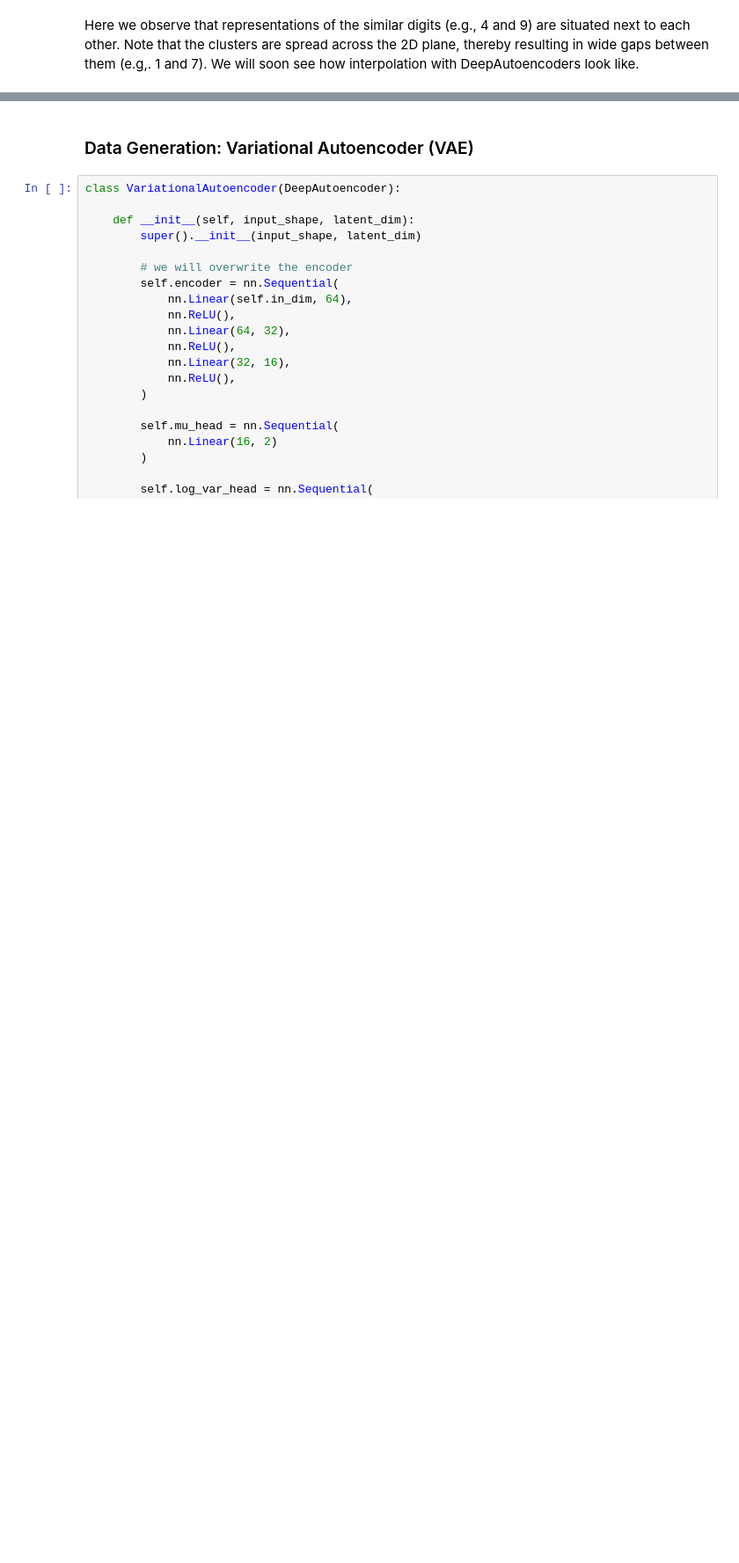
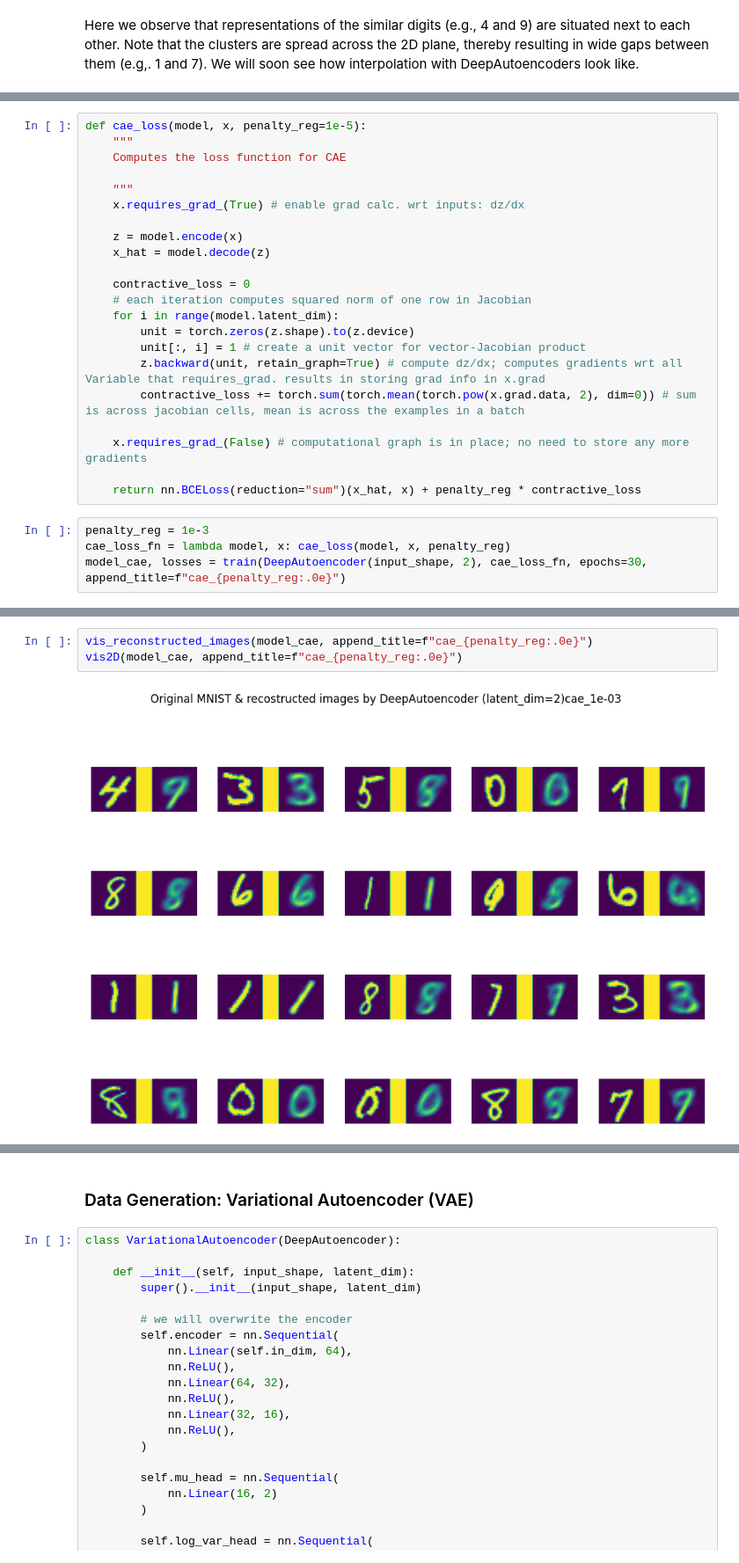
Before and after one commit to pg2455/ml_resources, a Jupyter notebook: courses/deep-autoencoders/practical/deep-autoencoders-pratical-solution.ipynb, the cells around one changed output, grey strips where cells are left out. Shown at 88% size. Cells and saved outputs as stored; diff of their text form; blank space fills up the shorter version.

```diff
--- a/courses/deep-autoencoders/practical/deep-autoencoders-pratical-solution.ipynb
+++ b/courses/deep-autoencoders/practical/deep-autoencoders-pratical-solution.ipynb
@@ -572,0 +752,26 @@ We will soon see how interpolation with DeepAutoencoders look like.
+# %%
+def cae_loss(model, x, penalty_reg=1e-5):
+    """
+    Computes the loss function for CAE
+
+    """
+    x.requires_grad_(True) # enable grad calc. wrt inputs: dz/dx
+
+    z = model.encode(x)
+    x_hat = model.decode(z)
+
+    contractive_loss = 0
+    # each iteration computes squared norm of one row in Jacobian
+    for i in range(model.latent_dim):
+        unit = torch.zeros(z.shape).to(z.device)
+        unit[:, i] = 1 # create a unit vector for vector-Jacobian product
+        z.backward(unit, retain_graph=True) # compute dz/dx; computes gradients wrt all Variable that requires_grad. results in storing grad info in x.grad
+        contractive_loss += torch.sum(torch.mean(torch.pow(x.grad.data, 2), dim=0)) # sum is across jacobian cells, mean is across the examples in a batch
+
+    x.requires_grad_(False) # computational graph is in place; no need to store any more gradients
+
+    return nn.BCELoss(reduction="sum")(x_hat, x) + penalty_reg * contractive_loss
+# %%
+penalty_reg = 1e-3
+cae_loss_fn = lambda model, x: cae_loss(model, x, penalty_reg)
+model_cae, losses = train(DeepAutoencoder(input_shape, 2), cae_loss_fn, epochs=30, append_title=f"cae_{penalty_reg:.0e}")
@@ -572,0 +796,5 @@ We will soon see how interpolation with DeepAutoencoders look like.
+# %%
+vis_reconstructed_images(model_cae, append_title=f"cae_{penalty_reg:.0e}")
+vis2D(model_cae, append_title=f"cae_{penalty_reg:.0e}")
+# %% [output]
+[figure, added]
```
Also changed, not shown: parts of 27 cells of this notebook.
